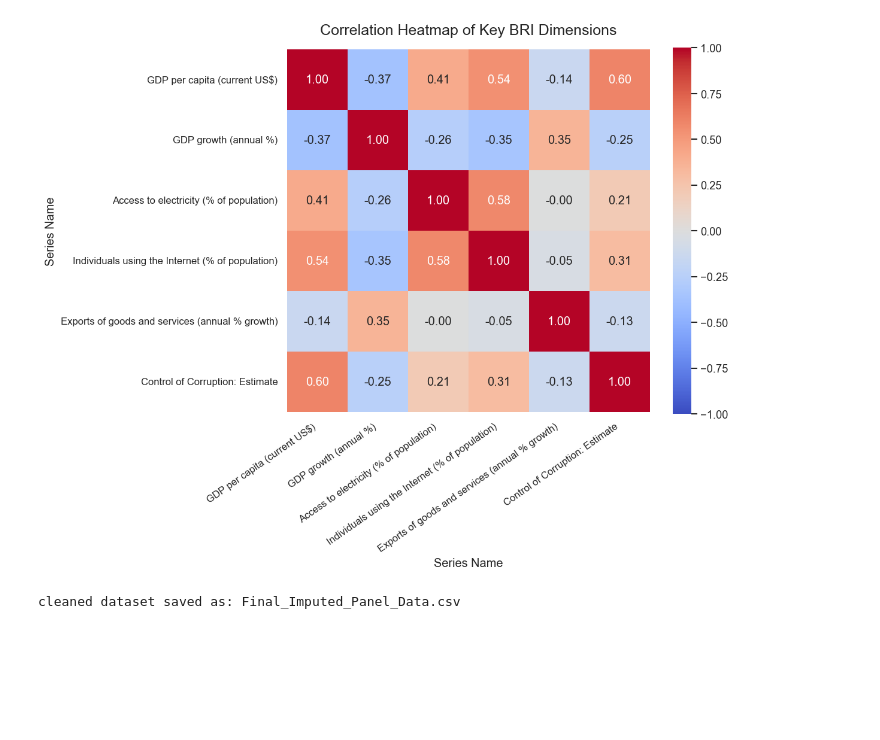
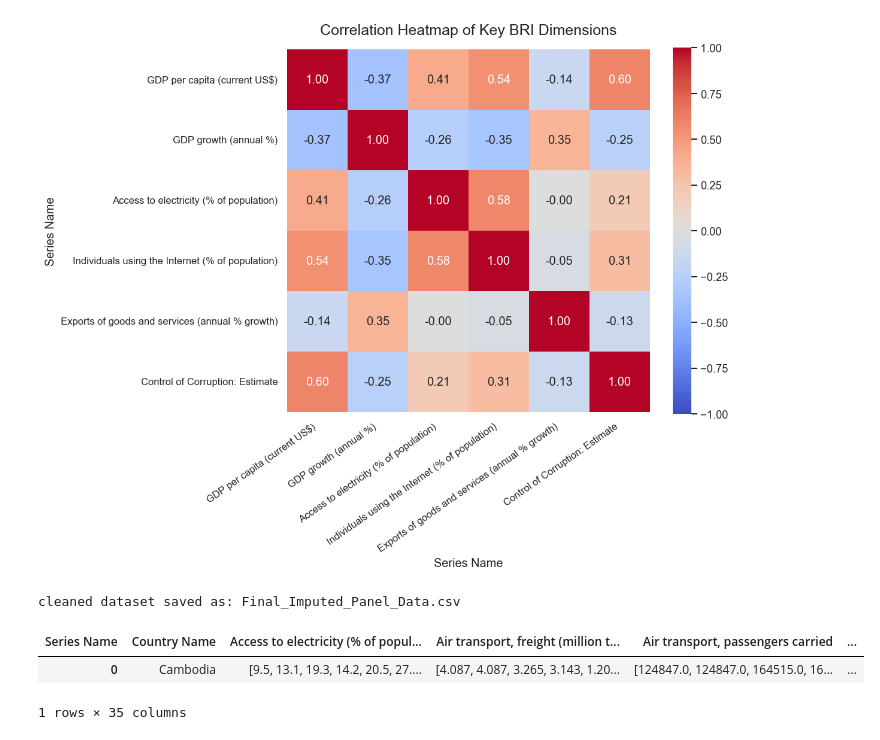
Before and after one commit to com-480-data-visualization/DVX, a Jupyter notebook: eda.ipynb, the cells around one changed output. Cells and saved outputs as stored; diff of their text form; code cells hidden in the pictures; blank space fills up the shorter version.

```diff
--- a/eda.ipynb
+++ b/eda.ipynb
@@ -240,3 +240,48 @@ df_imputed.to_csv('Final_Imputed_Panel_Data.csv', index=False)
 print("cleaned dataset saved as: Final_Imputed_Panel_Data.csv")
 # %% [output]
 cleaned dataset saved as: Final_Imputed_Panel_Data.csv
+# %%
+# Prepare time series dataset
+df = df_imputed.copy()
+
+df["Year"] = pd.to_numeric(df["Year"], errors="coerce")
+df = df[(df["Year"] >= 2001) & (df["Year"] <= 2025)].copy()
+
+id_cols = ["Country Name", "Country Code", "Year"]
+value_cols = [c for c in df.columns if c not in id_cols]
+
+df = df.sort_values(["Country Name", "Year"])
+df = df.drop_duplicates(subset=["Country Name", "Year"], keep="first")
+
+all_years = list(range(2001, 2026))
+all_countries = sorted(df["Country Name"].dropna().unique())
+
+full_index = pd.MultiIndex.from_product(
+    [all_countries, all_years],
+    names=["Country Name", "Year"]
+)
+
+country_code_map = (
+    df[["Country Name", "Country Code"]]
+    .drop_duplicates("Country Name")
+    .set_index("Country Name")["Country Code"]
+)
+
+df_full = df.set_index(["Country Name", "Year"]).reindex(full_index)
+df_full["Country Code"] = df_full.index.get_level_values("Country Name").map(country_code_map)
+df_full = df_full.reset_index()
+
+agg_dict = {col: lambda x: list(x) for col in value_cols}
+agg_dict["Country Code"] = "first"
+
+df_ts = (
+    df_full.sort_values(["Country Name", "Year"])
+    .groupby("Country Name", as_index=False)
+    .agg(agg_dict)
+)
+
+df_ts.head(1)
+# %% [output]
+| Series Name | Country Name | Access to electricity (% of popul... | Air transport, freight (million t... | Air transport, passengers carried | ... |
+| 0 | Cambodia | [9.5, 13.1, 19.3, 14.2, 20.5, 27.... | [4.087, 4.087, 3.265, 3.143, 1.20... | [124847.0, 124847.0, 164515.0, 16... | ... |
+1 rows × 35 columns
```
Also changed, not shown: parts of 5 cells of this notebook.
